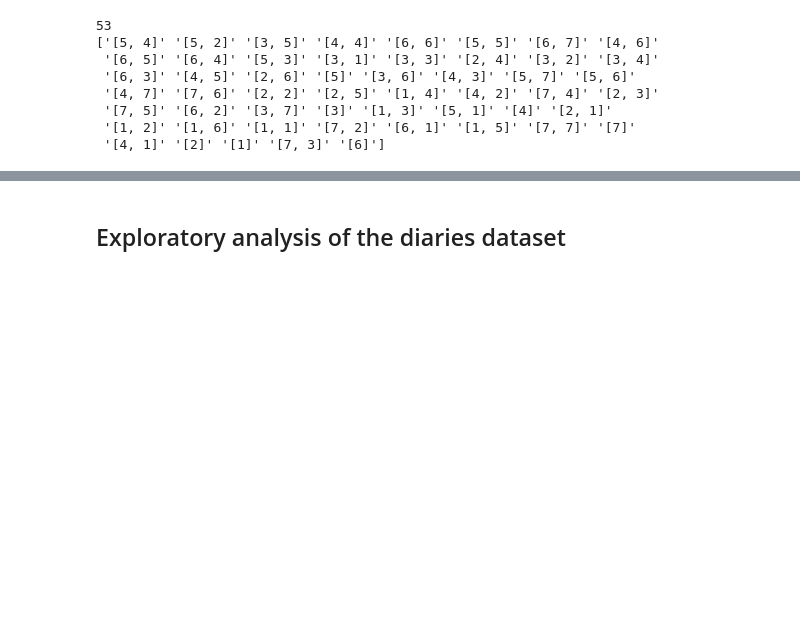
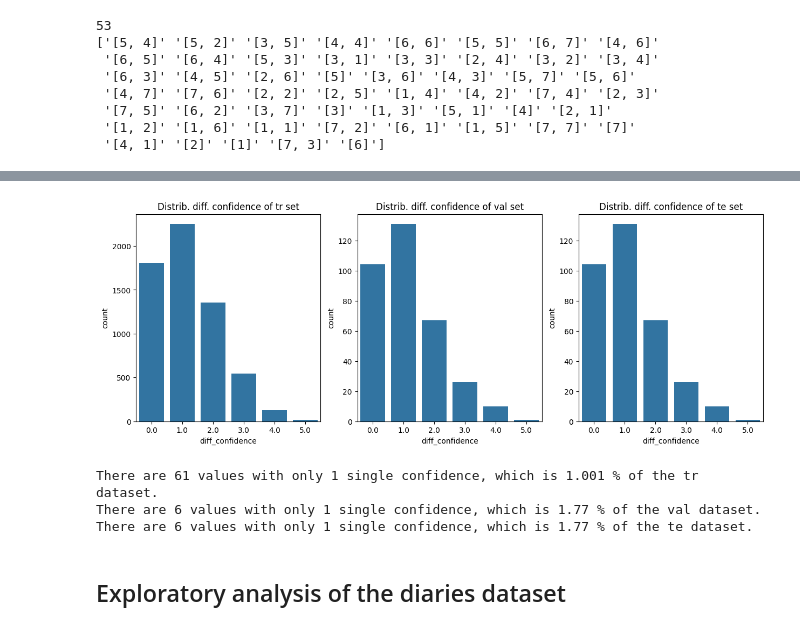
Before and after one commit to Maximelel/ML4ED_SSL_approaches, a Jupyter notebook: reflection-classification_notebook.ipynb, the cells around one changed output, grey strips where cells are left out. Drawn from its saved outputs; the diff is of its cells as text; code cells hidden in the pictures; blank space fills up the shorter version.

```diff
--- a/reflection-classification_notebook.ipynb
+++ b/reflection-classification_notebook.ipynb
@@ -164,3 +165,35 @@ plt.show()
+# %%
+def add_diff_confidence(df):
+    idx_single_conf = []
+    df['diff_confidence'] = np.zeros(len(df))
+    for idx, pair in enumerate(df["confidence"]):
+        pair = np.array(re.findall(r'\d+', pair)).astype(float)
+        if len(pair) == 1:
+            diff = 0
+            idx_single_conf.append(idx)
+        else :
+            diff = np.abs(pair[0] - pair[1])
+        df['diff_confidence'].iloc[idx] = diff
+    return df, idx_single_conf
+
+fig, axs = plt.subplots(1,3, figsize = (15,5))
+idx_single_conf = [0,0,0]
+for i, split in enumerate(['tr', 'val', 'te']):
+    df_copy = split_sets(split).copy()
+    df_copy, idx_single_conf[i] = add_diff_confidence(df_copy)
+    sns.countplot(data = df_copy, x = 'diff_confidence', ax=axs[i])
+    axs[i].set_title(f'Distrib. diff. confidence of {str(split)} set')
+plt.show()
+# %% [output]
+[figure, added]
+# %%
+for i, split in enumerate(['tr', 'val', 'te']):
+    perc = 100*len(idx_single_conf[i])/len(split_sets(split))
+    print(f'There are {len(idx_single_conf[i])} values with only 1 single confidence, which is {np.round(perc, 3)} % of the {split} dataset.')
+# %% [output]
+There are 61 values with only 1 single confidence, which is 1.001 % of the tr dataset.
+There are 6 values with only 1 single confidence, which is 1.77 % of the val dataset.
+There are 6 values with only 1 single confidence, which is 1.77 % of the te dataset.
 # %% [markdown]
 ## Exploratory analysis of the diaries dataset
 # %%
```
Also changed, not shown: parts of 7 cells of this notebook.
